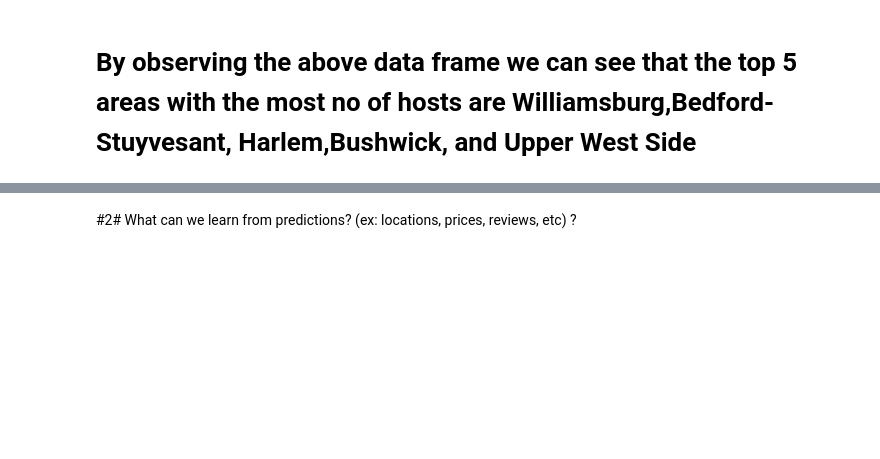
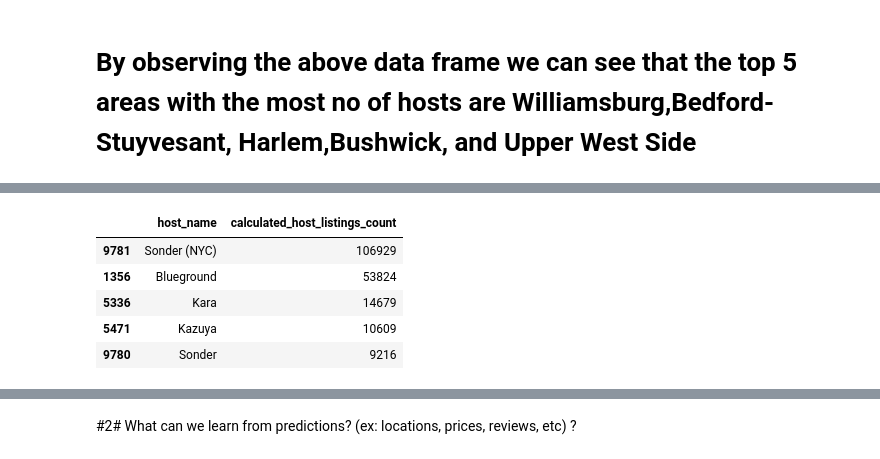
Before and after one commit to surajjorwar/AirBnb-booking-analysis---python, a Jupyter notebook: Suraj_Jorwar_Airbnb_Bookings_Analysis.ipynb, the cells around one changed output, grey strips where cells are left out. Cells and saved outputs as stored; diff of their text form; code cells hidden in the pictures; blank space fills up the shorter version.

```diff
--- a/Suraj_Jorwar_Airbnb_Bookings_Analysis.ipynb
+++ b/Suraj_Jorwar_Airbnb_Bookings_Analysis.ipynb
@@ -268,0 +275,9 @@ newdf.head(5)
+# %%
+newdf2
+# %% [output]
+|  | host_name | calculated_host_listings_count |
+| 9781 | Sonder (NYC) | 106929 |
+| 1356 | Blueground | 53824 |
+| 5336 | Kara | 14679 |
+| 5471 | Kazuya | 10609 |
+| 9780 | Sonder | 9216 |
```
Also changed, not shown: parts of 8 cells of this notebook.
